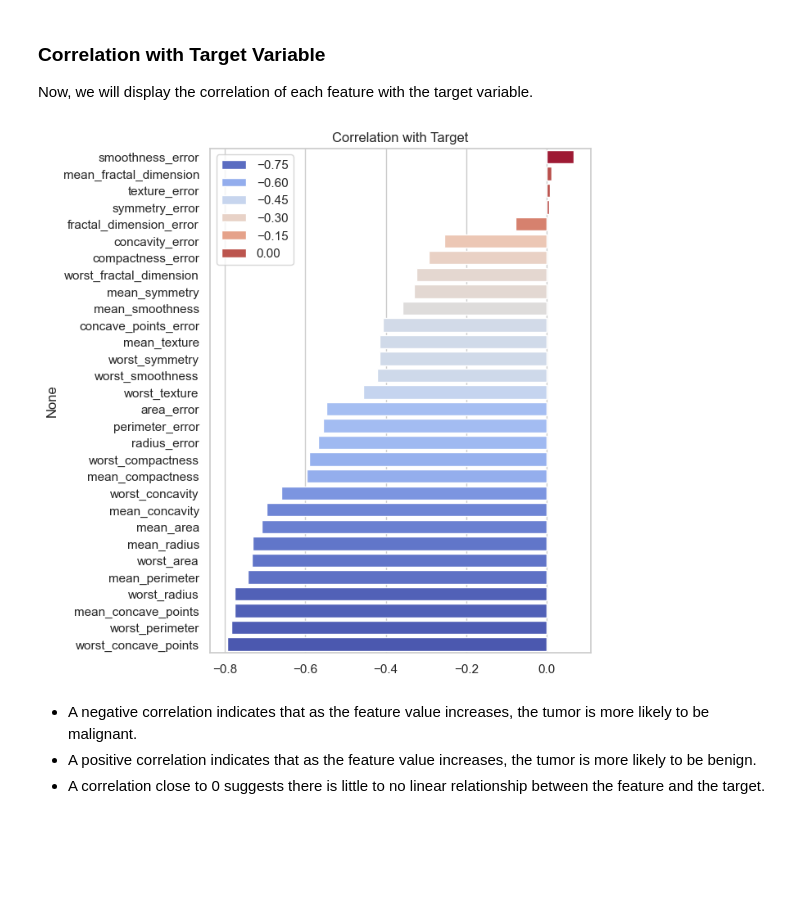
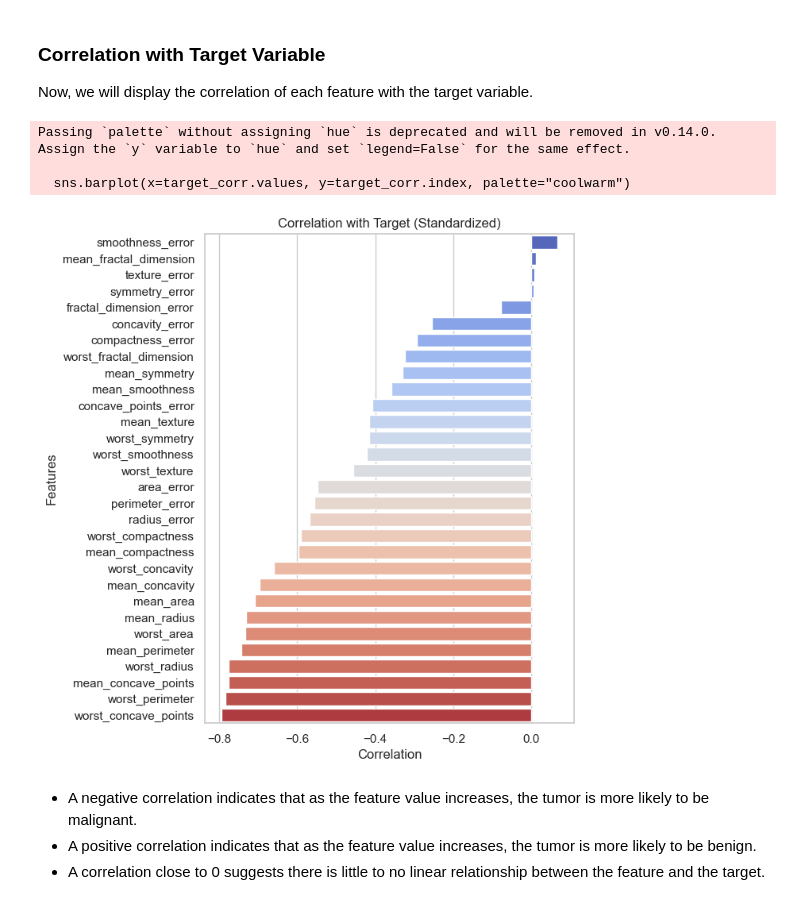
Before and after one commit to SigurdRiseth/idatg2208-assignment-2, a Jupyter notebook: notebooks/01_Data_Preparation.ipynb, the cells around one changed output. Saved outputs shown, nothing was run; the diff lists cells and outputs as text; code cells hidden in the pictures; blank space fills up the shorter version.

```diff
--- a/notebooks/01_Data_Preparation.ipynb
+++ b/notebooks/01_Data_Preparation.ipynb
@@ -87,12 +87,17 @@ Now, we will display the correlation of each feature with the target variable.
 # %%
 target_corr = df.corr()["target"].drop("target").sort_values(ascending=False)
 
 plt.figure(figsize=(6,8))
-sns.barplot(x=target_corr.values, y=target_corr.index, palette="coolwarm", hue=target_corr.values)
-plt.title("Correlation with Target")
+sns.barplot(x=target_corr.values, y=target_corr.index, palette="coolwarm")
+plt.title("Correlation with Target (Standardized)")
+plt.xlabel("Correlation")
+plt.ylabel("Features")
 plt.show()
 # %% [output]
+Passing `palette` without assigning `hue` is deprecated and will be removed in v0.14.0. Assign the `y` variable to `hue` and set `legend=False` for the same effect.
+
+  sns.barplot(x=target_corr.values, y=target_corr.index, palette="coolwarm")
-[figure, old version]
+[figure, new version]
 # %% [markdown]
 - A negative correlation indicates that as the feature value increases, the tumor is more likely to be malignant.
 - A positive correlation indicates that as the feature value increases, the tumor is more likely to be benign.
```
Also changed, not shown: parts of 13 cells of this notebook, 1 other file.
